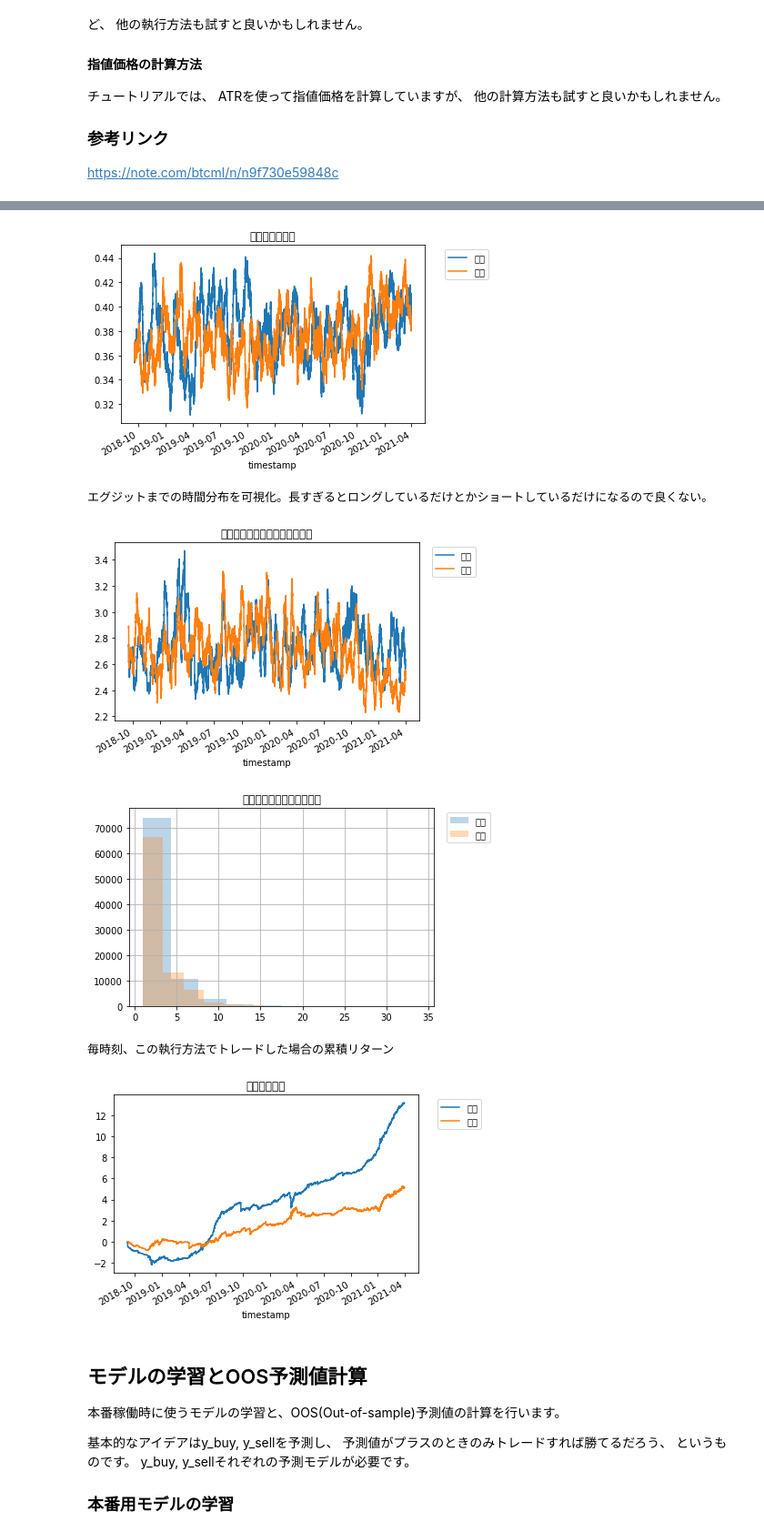
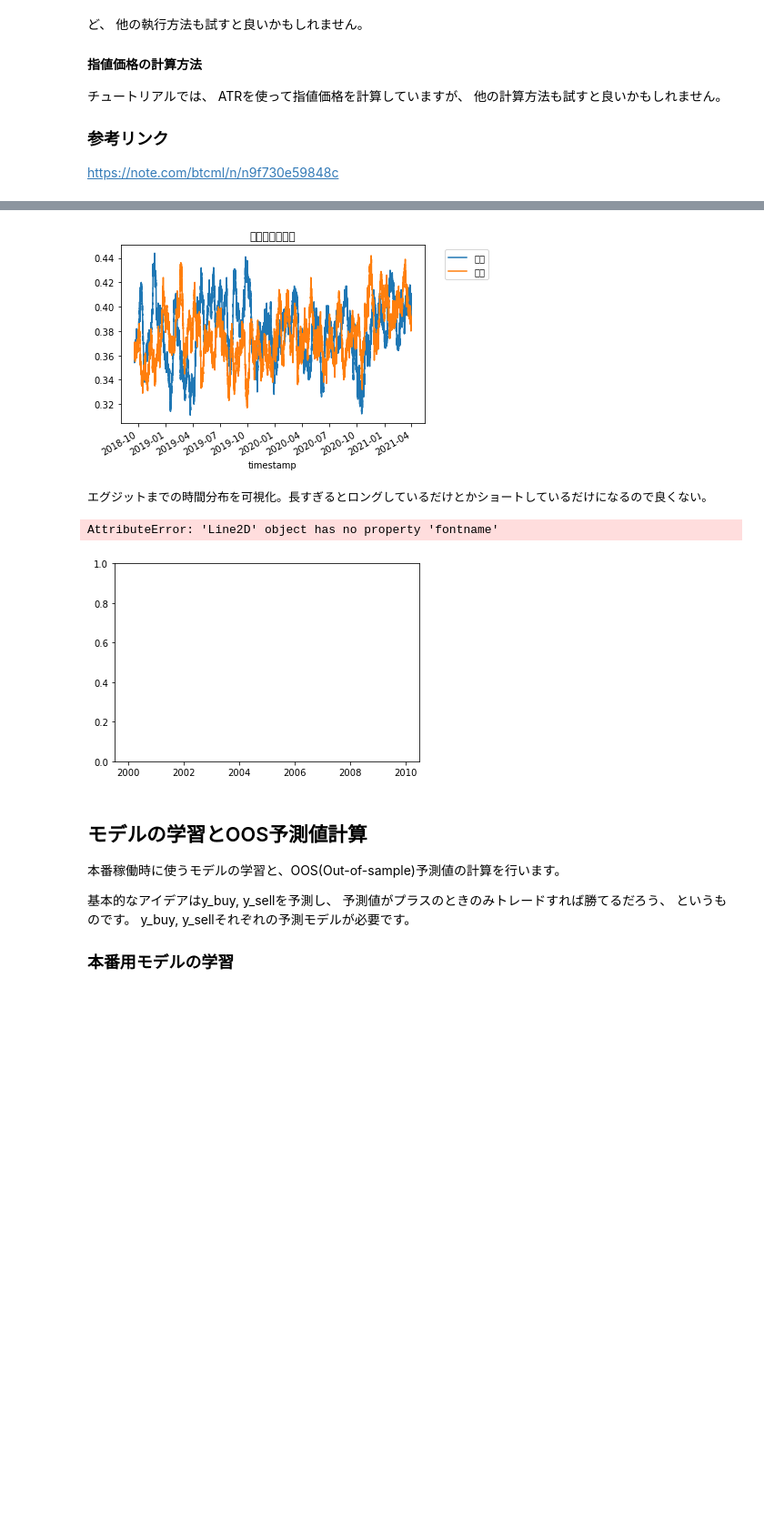
Before and after one commit to KazuyaManabe/mlbot_tutorial, a Jupyter notebook: work/tutorial.ipynb, the cells around one changed output, grey strips where cells are left out. Shown at 91% size. Saved outputs shown, nothing was run; the diff lists cells and outputs as text; code cells hidden in the pictures; blank space fills up the shorter version.

```diff
--- a/work/tutorial.ipynb
+++ b/work/tutorial.ipynb
@@ -567,45 +567,43 @@ df['buy_cost'] = np.where(
 df['sell_cost'] = np.where(
     df['sell_executed'],
     -(df['sell_price'] / df['cl'] - 1) + fee,
     0
 )
 
 print('約定確率を可視化。時期によって約定確率が大きく変わると良くない。')
-df['buy_executed'].rolling(1000).mean().plot(label='買い')
-df['sell_executed'].rolling(1000).mean().plot(label='売り')
+df['buy_executed'].rolling(1000).mean().plot(label='買い',fontname="MS Gothic")
+df['sell_executed'].rolling(1000).mean().plot(label='売り',fontname="MS Gothic")
 plt.title('約定確率の推移')
 plt.legend(bbox_to_anchor=(1.05, 1))
 plt.show()
 
 print('エグジットまでの時間分布を可視化。長すぎるとロングしているだけとかショートしているだけになるので良くない。')
-df['buy_fet'].rolling(1000).mean().plot(label='買い')
-df['sell_fet'].rolling(1000).mean().plot(label='売り')
-plt.title('エグジットまでの平均時間推移')
+df['buy_fet'].rolling(1000).mean().plot(label='買い',fontname="MS Gothic")
+df['sell_fet'].rolling(1000).mean().plot(label='売り',fontname="MS Gothic")
+plt.title('エグジットまでの平均時間推移',fontname="MS Gothic")
 plt.legend(bbox_to_anchor=(1.2, 1))
 plt.show()
 
 df['buy_fet'].hist(alpha=0.3, label='買い')
 df['sell_fet'].hist(alpha=0.3, label='売り')
 plt.title('エグジットまでの時間分布')
 plt.legend(bbox_to_anchor=(1.2, 1))
 plt.show()
 
 print('毎時刻、この執行方法でトレードした場合の累積リターン')
-df['y_buy'].cumsum().plot(label='買い')
-df['y_sell'].cumsum().plot(label='売り')
-plt.title('累積リターン')
+df['y_buy'].cumsum().plot(label='買い',fontname="MS Gothic")
+df['y_sell'].cumsum().plot(label='売り',fontname="MS Gothic")
+plt.title('累積リターン',fontname="MS Gothic")
 plt.legend(bbox_to_anchor=(1.05, 1))
 plt.show()
 
 df.to_pickle('df_y.pkl')
 # %% [output]
 約定確率を可視化。時期によって約定確率が大きく変わると良くない。
 [figure]
 エグジットまでの時間分布を可視化。長すぎるとロングしているだけとかショートしているだけになるので良くない。
+AttributeError: 'Line2D' object has no property 'fontname'
-[figure, old version]
+[figure, new version]
-[figure, removed]
-毎時刻、この執行方法でトレードした場合の累積リターン
-[figure, removed]
 # %% [markdown]
 ## モデルの学習とOOS予測値計算
 
```
Also changed, not shown: parts of 2 cells of this notebook.
